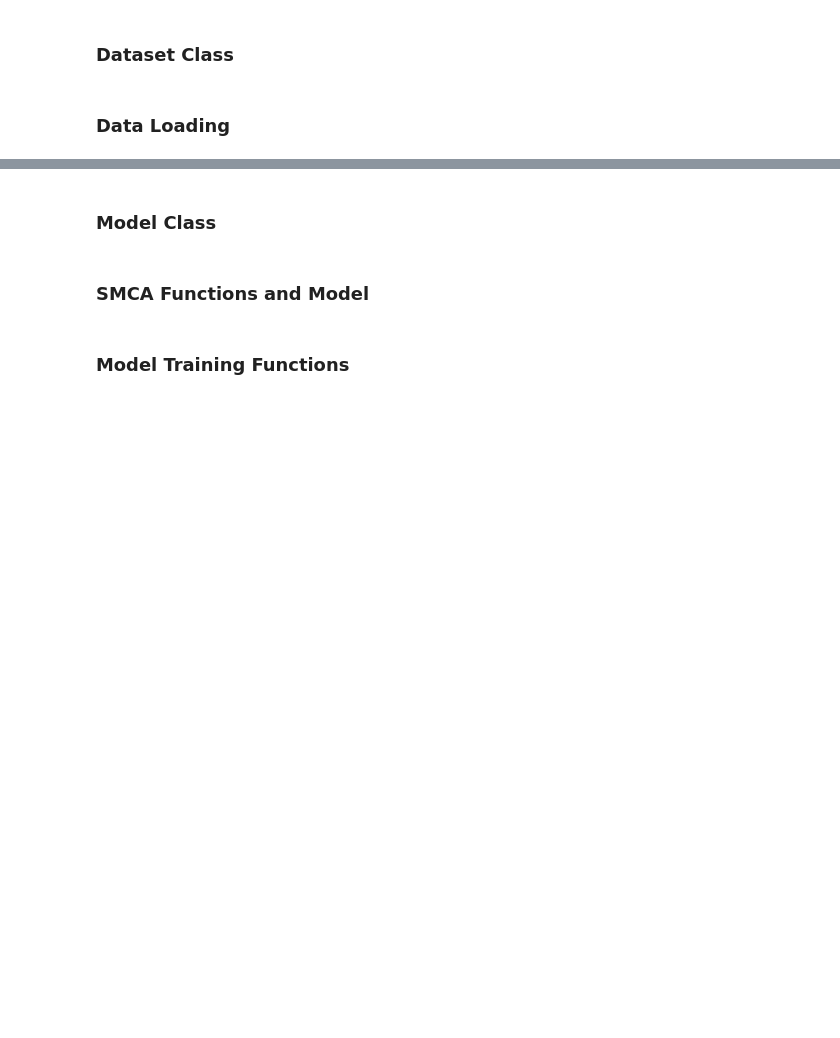
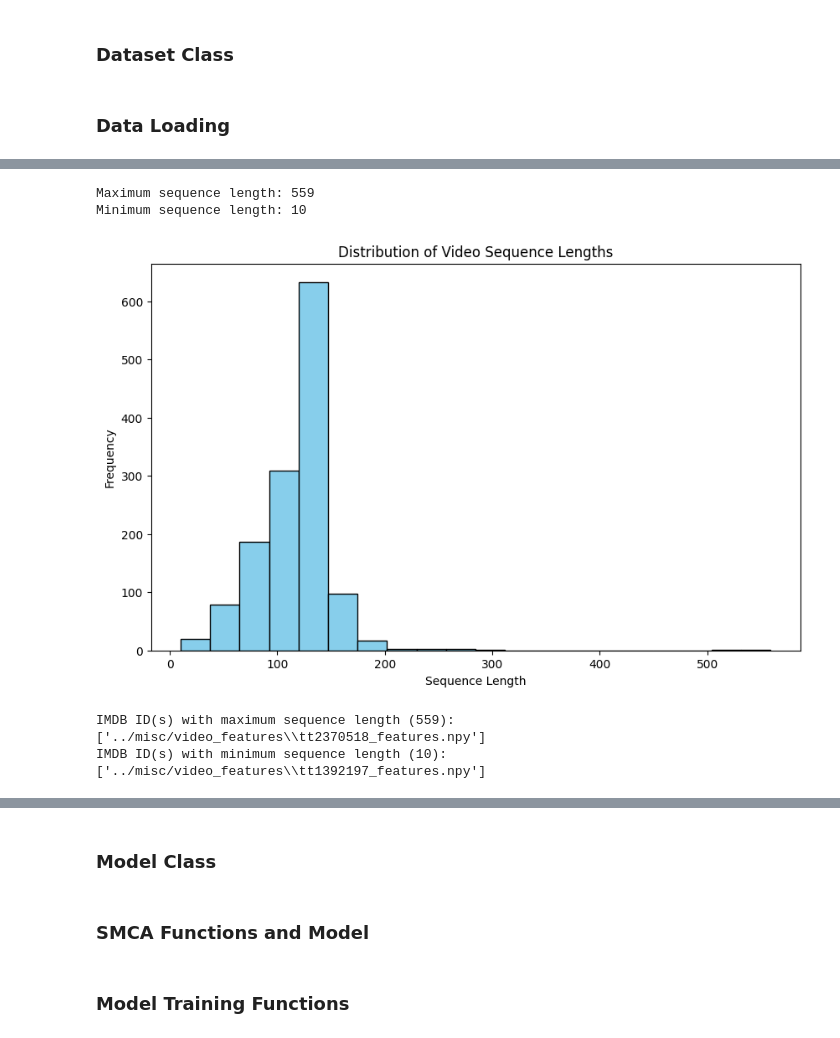
Before and after one commit to KyleZrey/SMCA, a Jupyter notebook: fusion_classification/SMCA_MCA_Full.ipynb, the cells around one changed output, grey strips where cells are left out. Drawn from its saved outputs; the diff is of its cells as text; code cells hidden in the pictures; blank space fills up the shorter version.

```diff
--- a/fusion_classification/SMCA_MCA_Full.ipynb
+++ b/fusion_classification/SMCA_MCA_Full.ipynb
@@ -272,0 +323,36 @@ print_dataloader_sizes(test_dataloader, "Test")
+# %%
+import matplotlib.pyplot as plt
+
+# Assuming video_features is a list of tuples (file_path, tensor)
+# Extract the sequence lengths for each video feature
+sequence_lengths = [tensor.size(0) for _, tensor in video_features]
+
+# Determine the highest and lowest sequence length
+max_sequence_length = max(sequence_lengths)
+min_sequence_length = min(sequence_lengths)
+
+print(f"Maximum sequence length: {max_sequence_length}")
+print(f"Minimum sequence length: {min_sequence_length}")
+
+# Plot the distribution of sequence lengths
+plt.figure(figsize=(10, 6))
+plt.hist(sequence_lengths, bins=20, color='skyblue', edgecolor='black')
+plt.xlabel("Sequence Length")
+plt.ylabel("Frequency")
+plt.title("Distribution of Video Sequence Lengths")
+plt.show()
+# %% [output]
+Maximum sequence length: 559
+Minimum sequence length: 10
+[figure, added]
+# %%
+# Find IMDB IDs corresponding to the maximum and minimum sequence lengths
+max_length_imdbid = [imdbid for imdbid, tensor in video_features if tensor.size(0) == max_sequence_length]
+min_length_imdbid = [imdbid for imdbid, tensor in video_features if tensor.size(0) == min_sequence_length]
+
+# Output the IMDB IDs
+print(f"IMDB ID(s) with maximum sequence length ({max_sequence_length}): {max_length_imdbid}")
+print(f"IMDB ID(s) with minimum sequence length ({min_sequence_length}): {min_length_imdbid}")
+# %% [output]
+IMDB ID(s) with maximum sequence length (559): ['../misc/video_features\\tt2370518_features.npy']
+IMDB ID(s) with minimum sequence length (10): ['../misc/video_features\\tt1392197_features.npy']
```
Also changed, not shown: parts of 17 cells of this notebook.
